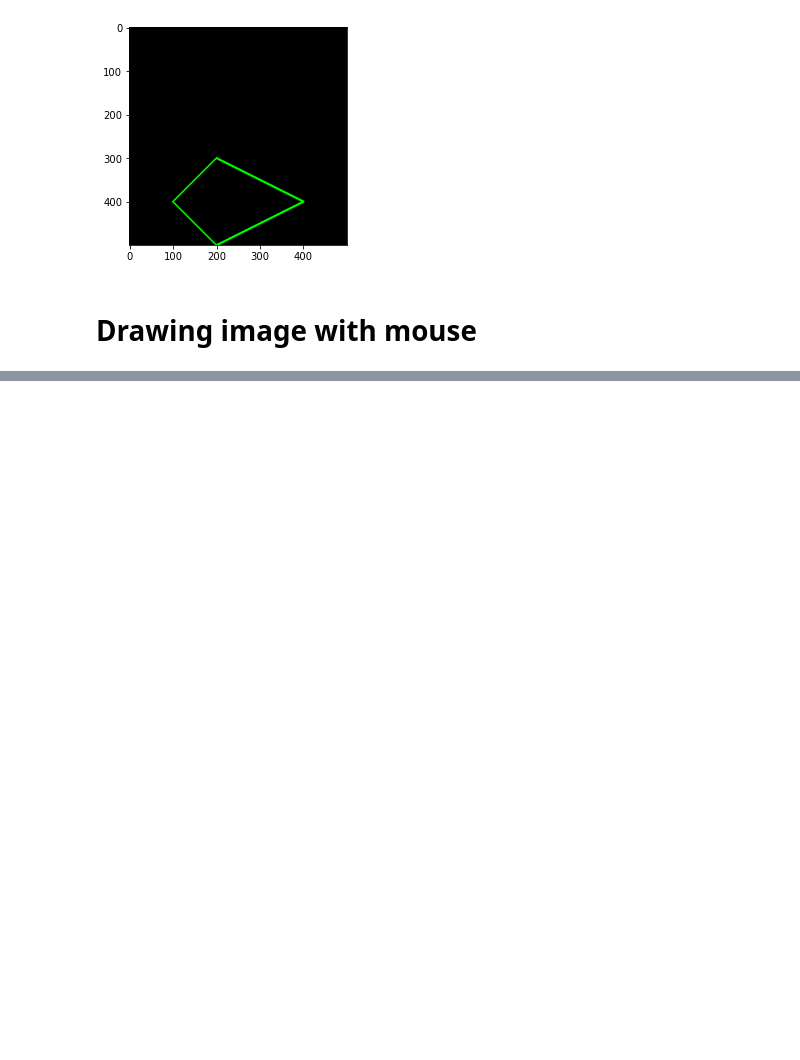
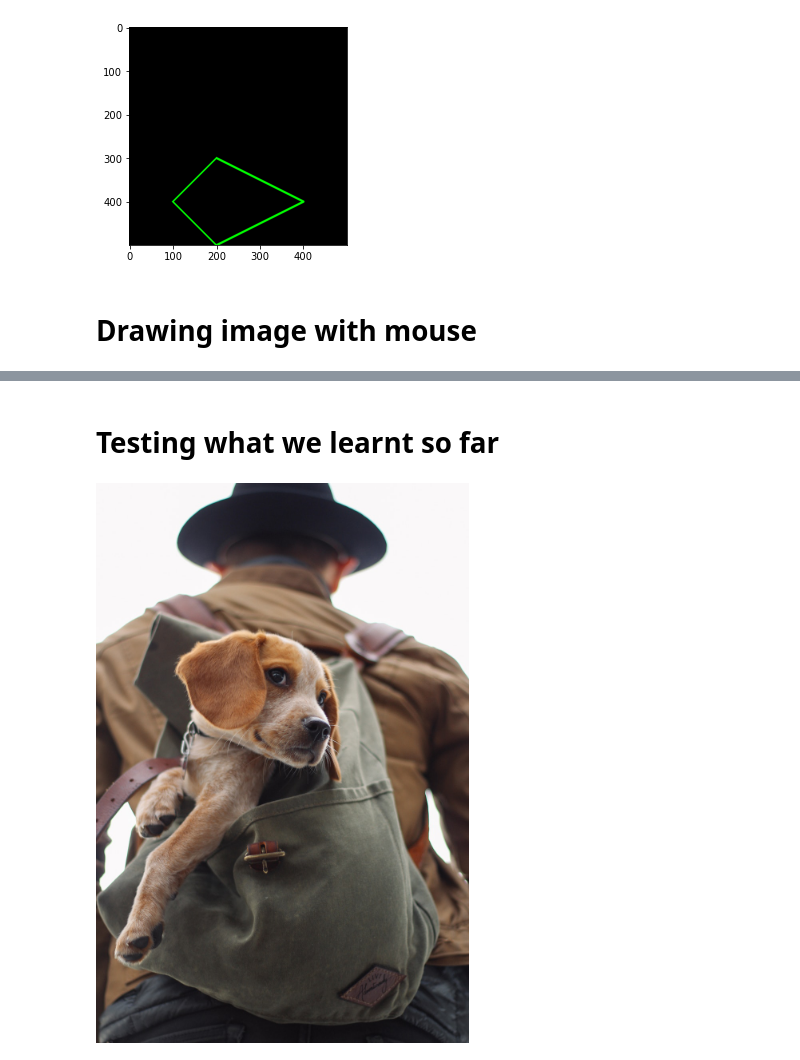
Before and after one commit to B2BDA/CNN_Keras, a Jupyter notebook: OpenCV_basics.ipynb, the cells around one changed output, grey strips where cells are left out. Drawn from its saved outputs; the diff is of its cells as text; code cells hidden in the pictures; blank space fills up the shorter version.

Commit message:
open cv basics with drawing usign mouse and other cool stuffs

```diff
--- a/OpenCV_basics.ipynb
+++ b/OpenCV_basics.ipynb
@@ -310,0 +341,2 @@ cv2.destroyAllWindows()
+# %% [markdown]
+# Testing what we learnt so far
@@ -310,0 +351,5 @@ cv2.destroyAllWindows()
+# %%
+img = Image.open(r"E:\Course\Python for Computer Vision with OpenCV and Deep Learning\1. Course Overview and Introduction\Computer-Vision-with-Python\DATA\dog_backpack.jpg")
+img
+# %% [output]
+[figure, added]
```
Also changed, not shown: parts of 14 cells of this notebook.
